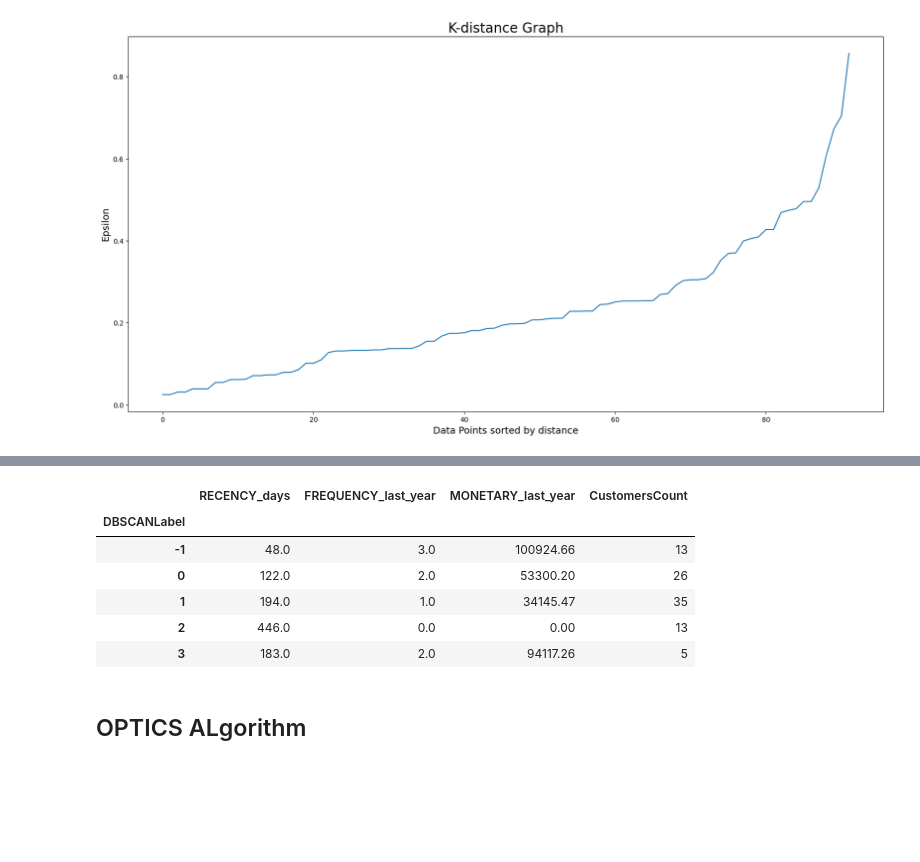
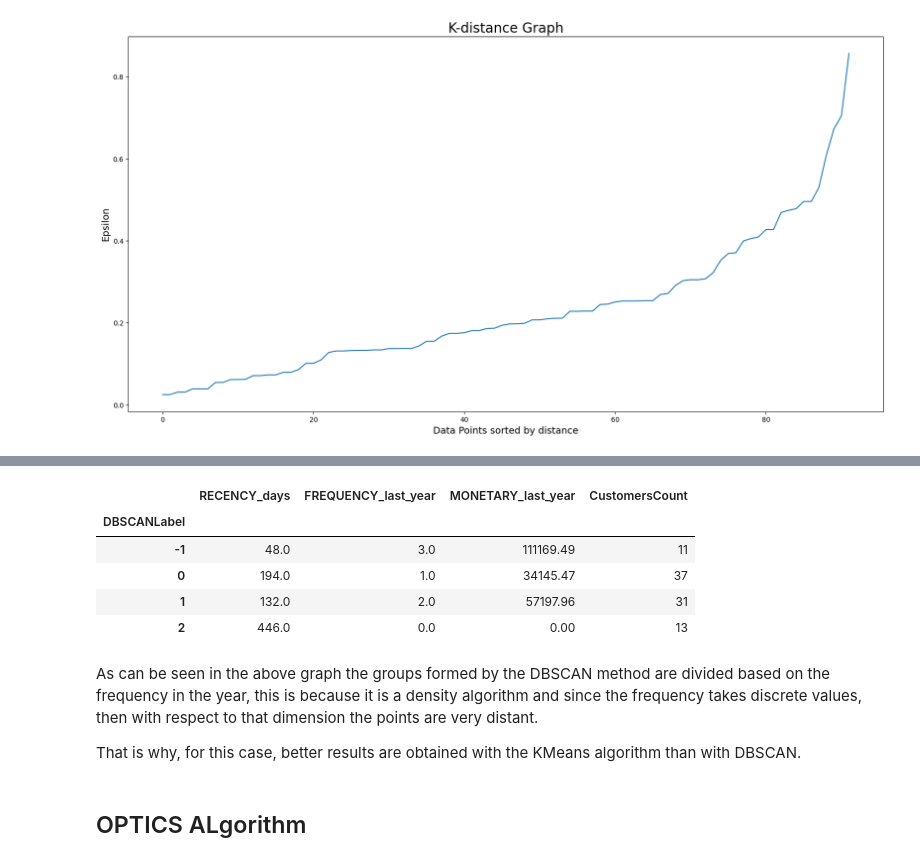
Before and after one commit to cgn00/Customer_Segmentation, a Jupyter notebook: customer_segmentation.ipynb, the cells around one changed output, grey strips where cells are left out. Drawn from its saved outputs; the diff is of its cells as text; code cells hidden in the pictures; blank space fills up the shorter version.

Commit message:
Adding markdowns in DBSCAN and OPTICS

```diff
--- a/customer_segmentation.ipynb
+++ b/customer_segmentation.ipynb
@@ -921,33 +948,53 @@ plt.show()
 # %%
+# Calculates the minimum number of points required for the DBSCAN clustering algorithm
+# using the number of columns in the `rfm_array_scaled` array and adding 1 to it
 min_points = rfm_array_scaled.shape[1] + 1
-dbscan_clustering = DBSCAN(min_samples=min_points, eps=0.5).fit(rfm_array_scaled)
+
+# Creates a `DBSCAN` object with min_samples = `min_points` and eps = 0.4
+# and fits it to the `rfm_array_scaled` array
+dbscan_clustering = DBSCAN(min_samples=min_points, eps=0.4).fit(rfm_array_scaled)
+
+# Adds a new column "DBSCANLabel" to the `customer_df`, `rfm_df_scaled`, and `rfm_df` DataFrames
+# with the cluster labels obtained from the DBSCAN algorithm
 customer_df = customer_df.assign(DBSCANLabel=dbscan_clustering.labels_)
 rfm_df_scaled = rfm_df_scaled.assign(DBSCANLabel=dbscan_clustering.labels_)
 rfm_df = rfm_df.assign(DBSCANLabel=dbscan_clustering.labels_)
 
+# Creates a 3D scatter plot using `plotly.express` with the `rfm_df` DataFrame
+# The x, y, and z-axes represent the "RECENCY_days", "FREQUENCY_last_year", and "MONETARY_last_year" columns, respectively.
+# The plot is colored based on the DBSCAN cluster labels assigned to each data point
 fig = px.scatter_3d(
     data_frame=rfm_df,
-    x= "RECENCY_days",
-    y = "FREQUENCY_last_year",
-    z= "MONETARY_last_year",
-    title = "Relationship between RECENCY VS FREQUENCY VS MONETARY based on DBSCAN customer clusters",
-    color = "DBSCANLabel",
+    x="RECENCY_days",
+    y="FREQUENCY_last_year",
+    z="MONETARY_last_year",
+    title="Relationship between RECENCY VS FREQUENCY VS MONETARY based on DBSCAN customer clusters",
+    color="DBSCANLabel",
     height=500
 )
-fig.update_traces(marker_size = 4)
+
+# Updates the marker size of the scatter plot
+fig.update_traces(marker_size=4)
+
+# Displays the resulting 3D scatter plot
 fig.show()
 
+# Calculates the median values of the "RECENCY_days", "FREQUENCY_last_year", and "MONETARY_last_year" columns for each DBSCAN cluster using the `groupby()` method on the `customer_df` DataFrame.
+# Adds a new column "CustomersCount" to the resulting `customer_clusters_summarize` DataFrame
+# using the `np.unique()` function to count the number of customers in each cluster label
 customer_clusters_summarize = customer_df.groupby("DBSCANLabel")[["RECENCY_days", "FREQUENCY_last_year", "MONETARY_last_year"]].median()
 customer_clusters_summarize.assign(CustomersCount=np.unique(dbscan_clustering.labels_, return_counts=True)[1])
-# np.unique(dbscan_clustering.labels_, return_counts=True)[1]
 # %% [output]
 |  | RECENCY_days | FREQUENCY_last_year | MONETARY_last_year | CustomersCount |
 | DBSCANLabel |  |  |  |  |
-| -1 | 48.0 | 3.0 | 100924.66 | 13 |
-| 0 | 122.0 | 2.0 | 53300.20 | 26 |
-| 1 | 194.0 | 1.0 | 34145.47 | 35 |
+| -1 | 48.0 | 3.0 | 111169.49 | 11 |
+| 0 | 194.0 | 1.0 | 34145.47 | 37 |
+| 1 | 132.0 | 2.0 | 57197.96 | 31 |
 | 2 | 446.0 | 0.0 | 0.00 | 13 |
-| 3 | 183.0 | 2.0 | 94117.26 | 5 |
+# %% [markdown]
+As can be seen in the above graph the groups formed by the DBSCAN method are divided based on the frequency in the year, this is because it is a density algorithm and since the frequency takes discrete values, then with respect to that dimension the points are very distant.
+
+That is why, for this case, better results are obtained with the KMeans algorithm than with DBSCAN.
 # %% [markdown]
 ## OPTICS ALgorithm
 # %%
```
Also changed, not shown: parts of 5 cells of this notebook.
